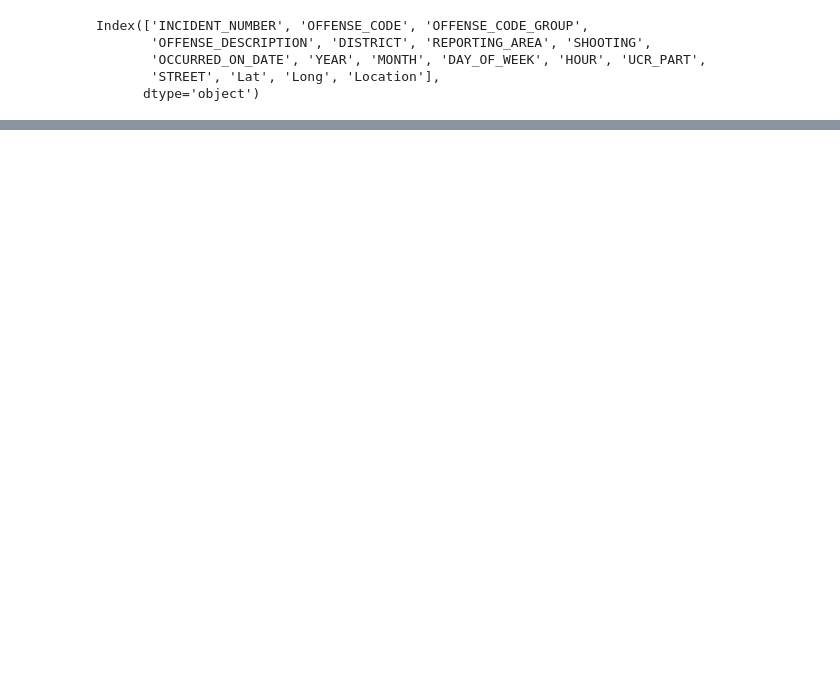
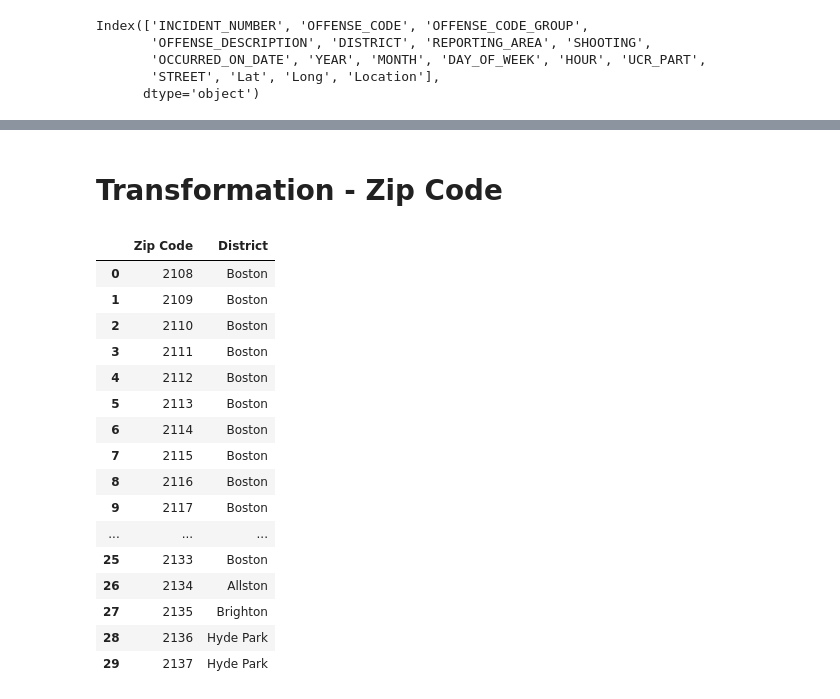
Before and after one commit to gvenkata/Project-2-ETL-Project, a Jupyter notebook: Panda_Combine.ipynb, the cells around one changed output, grey strips where cells are left out. Saved outputs shown, nothing was run; the diff lists cells and outputs as text; code cells hidden in the pictures; blank space fills up the shorter version.

```diff
--- a/Panda_Combine.ipynb
+++ b/Panda_Combine.ipynb
@@ -81,2 +77,25 @@ Crime_data_trunc
 # %%
 # data_combine = pd.merge(Crime_data_trunc,clinical_data, how='left', on=["District", "District"])
+# %% [markdown]
+#                               Transformation - Zip Code
+# %%
+
+zip_data
+# %% [output]
+|  | Zip Code | District |
+| 0 | 2108 | Boston |
+| 1 | 2109 | Boston |
+| 2 | 2110 | Boston |
+| 3 | 2111 | Boston |
+| 4 | 2112 | Boston |
+| 5 | 2113 | Boston |
+| 6 | 2114 | Boston |
+| 7 | 2115 | Boston |
+| 8 | 2116 | Boston |
+| 9 | 2117 | Boston |
+| ... | ... | ... |
+| 25 | 2133 | Boston |
+| 26 | 2134 | Allston |
+| 27 | 2135 | Brighton |
+| 28 | 2136 | Hyde Park |
+| 29 | 2137 | Hyde Park |
```
Also changed, not shown: parts of 7 cells of this notebook.
